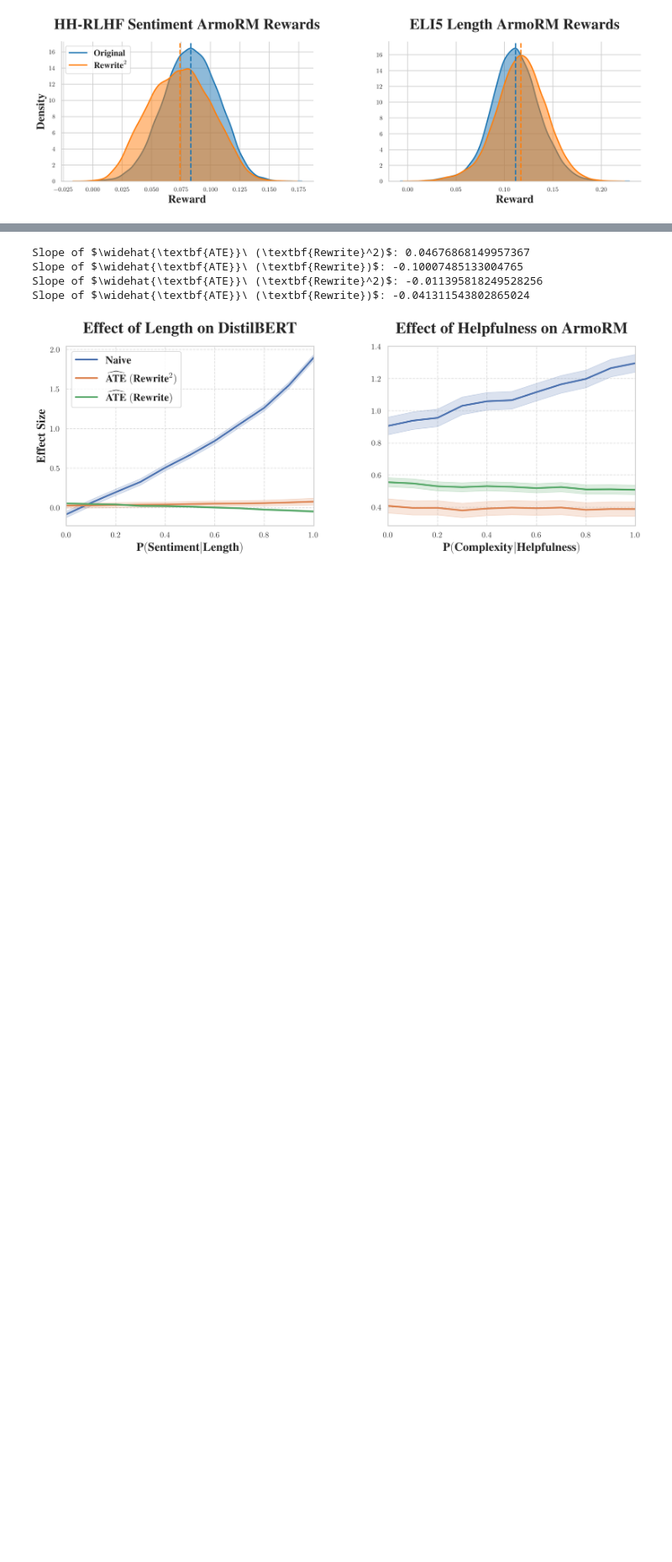
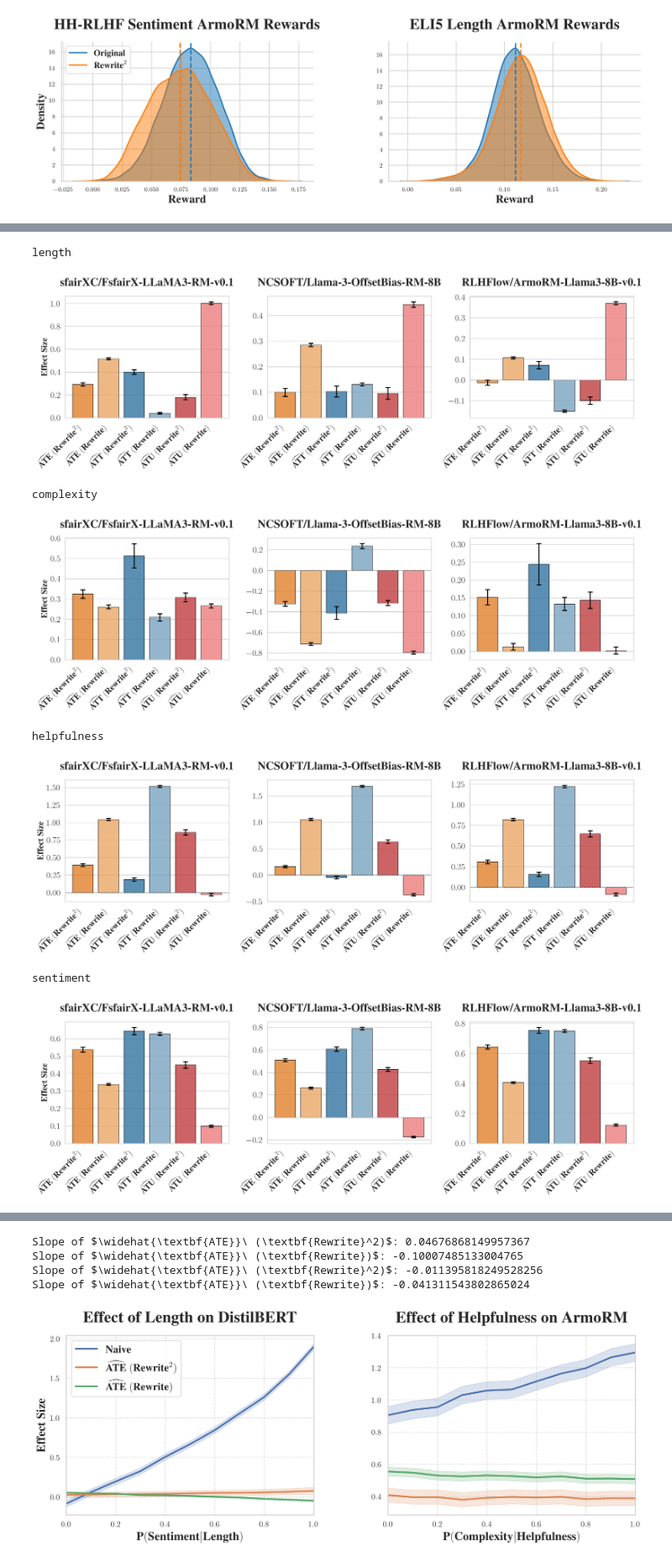
Before and after one commit to toddnief/RATE, a Jupyter notebook: notebooks/results.ipynb, the cells around one changed output, grey strips where cells are left out. Shown at 84% size. Cells and saved outputs as stored; diff of their text form; code cells hidden in the pictures; blank space fills up the shorter version.

```diff
--- a/notebooks/results.ipynb
+++ b/notebooks/results.ipynb
@@ -156,3 +181,24 @@ rewrite_bias(reversed_data, titles)
+# %%
+# for each concept, do this. we find "concept" in all_data and then filter by that
+for concept in CONCEPTS.keys():
+    effects_data = [d for d in all_data if d["concept"] == concept]
+
+    # order them by "score" = "FsfairX-LLAMA3-RM-v0.1","NCSOFT/Llama-3-OffsetBias-RM-8B", "RLHFlow/ArmoRM-Llama3-8B-v0.1"
+    ordered_effects_data = sorted(effects_data, key=lambda x: REWARD_MODELS.index(x["score"]))
+
+    # print the concept
+    print(concept)
+
+    rewrite_bias(ordered_effects_data)
+# %% [output]
+length
+[figure, added]
+complexity
+[figure, added]
+helpfulness
+[figure, added]
+sentiment
+[figure, added]
 # %%
 config = load_dataset_from_json(Path("config_plotting_synth.jsonl"))
 
```
Also changed, not shown: parts of 7 cells of this notebook, 1 other file.
